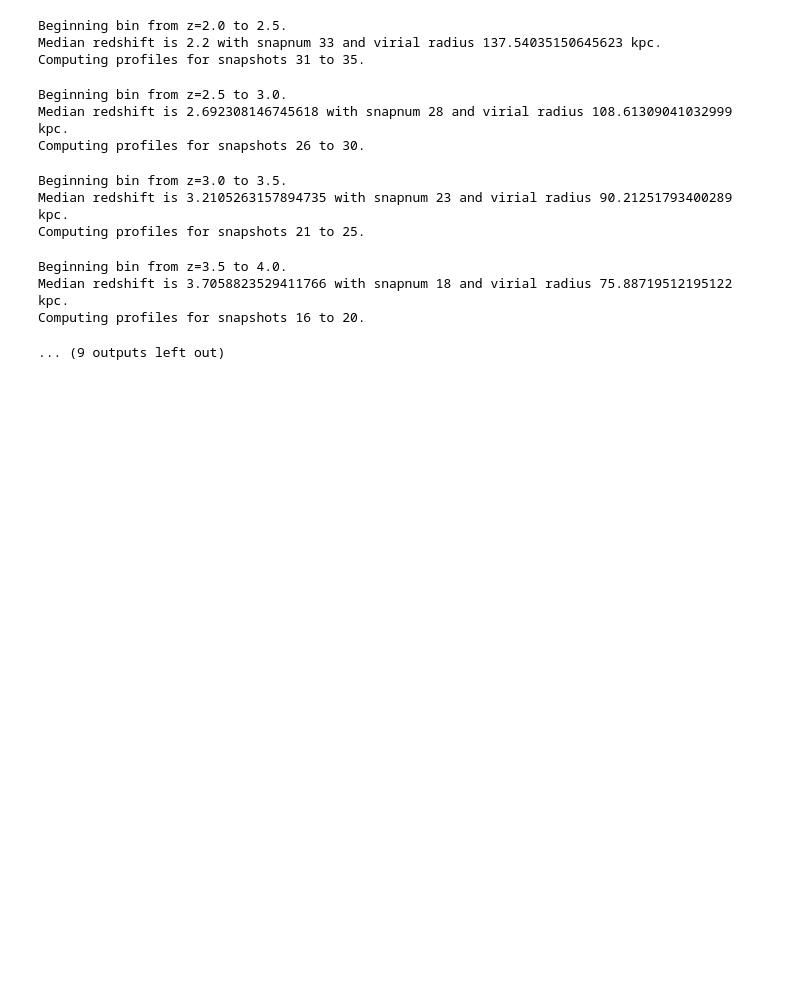
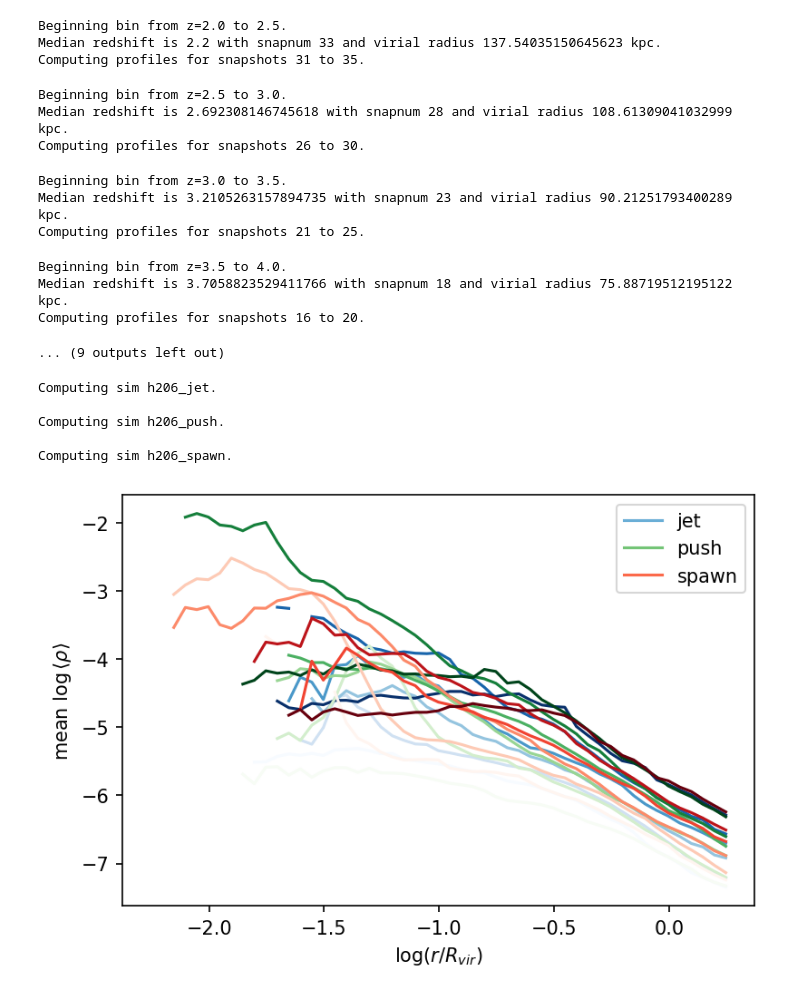
Before and after one commit to isulta/massive-halos, a Jupyter notebook: allprofiles.ipynb, the cells around one changed output. Drawn from its saved outputs; the diff is of its cells as text; code cells hidden in the pictures; blank space fills up the shorter version.

Commit message:
Start plot_profiles_zbins

```diff
--- a/allprofiles.ipynb
+++ b/allprofiles.ipynb
@@ -367,3 +367,26 @@ Beginning bin from z=3.5 to 4.0.
 Median redshift is 3.7058823529411766 with snapnum 18 and virial radius 75.88719512195122 kpc.
 Computing profiles for snapshots 16 to 20.
 ... (9 outputs left out)
+# %%
+plt.figure(dpi=150)
+cmaps = {'jet':plt.cm.Blues, 'push':plt.cm.Greens, 'spawn':plt.cm.Reds}
+
+[plt.plot([],[],'-',label=k, c=v(0.5)) for k,v in cmaps.items()]
+plt.legend()
+
+sim = 'h206'
+for model in ('jet', 'push', 'spawn'):
+    simname = f'{sim}_{model}'
+    print(f'\nComputing sim {simname}.')
+    # Load profiles for all snapshots in each redshift bin
+    allprofiles = loadpickle(f'data/{simname}_allprofiles_widezbins.pkl')['allprofiles']
+    # For each redshift bin, plot median rho profile
+    plot_profiles_zbins(allprofiles, plt.gca(), cmap=cmaps[model])
+    #plot_rho_profiles_zbins(allprofiles, simname=simname)#, outfile=f'Figures/rhoprofile_{simname}_widezbins.png')
+# %% [output]
+Computing sim h206_jet.
+
+Computing sim h206_push.
+
+Computing sim h206_spawn.
+[figure, added]
```
Also changed, not shown: parts of 1 cell of this notebook, 1 other file.
